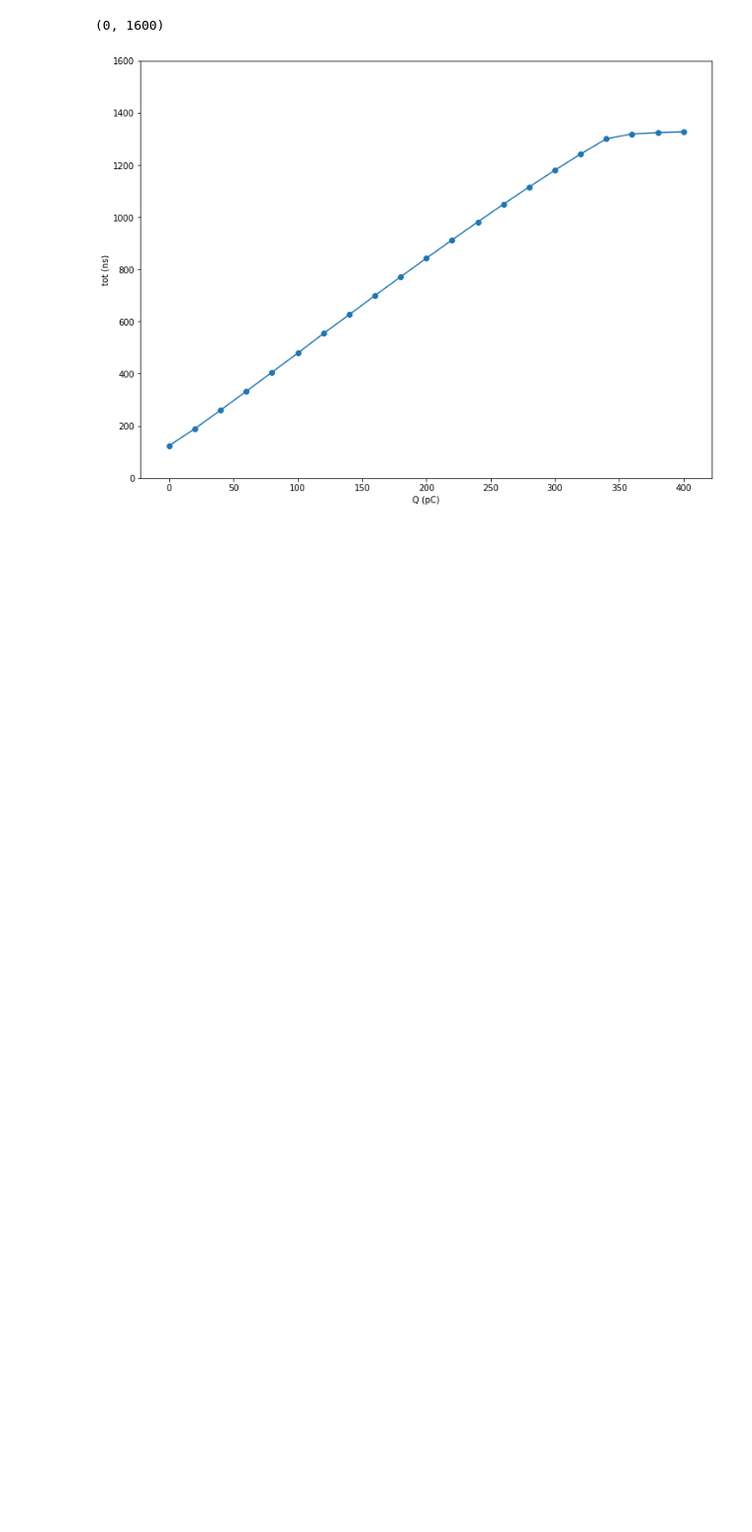
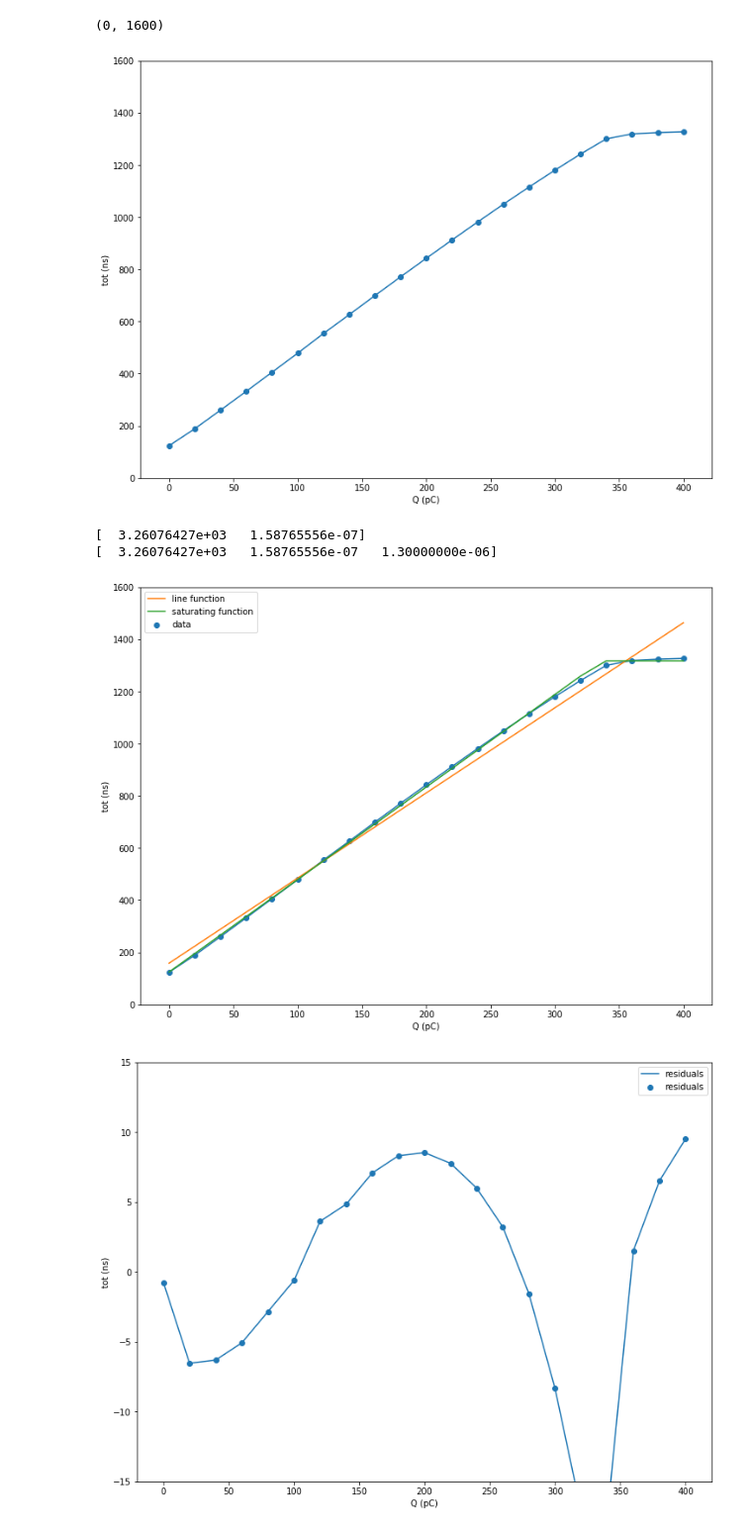
Before and after one commit to acidbourbon/lab_bench, a Jupyter notebook: workdir/jupyter/misc_mw/new_twinpeaks/h81_kickstart.ipynb, the cells around one changed output. Shown: that part at 99% size. Cells and saved outputs as stored; diff of their text form; code cells hidden in the pictures; blank space fills up the shorter version.

```diff
--- a/workdir/jupyter/misc_mw/new_twinpeaks/h81_kickstart.ipynb
+++ b/workdir/jupyter/misc_mw/new_twinpeaks/h81_kickstart.ipynb
@@ -136,3 +136,46 @@ plt.ylim(0,1600)
 # %% [output]
 (0, 1600)
 [figure]
+# %%
+from scipy.optimize import curve_fit
+
+def func(x, a, b):
+    return a * x + b
+
+def func2(x, a, b, c):
+    val = a * x + b
+    val = val*(val<=c) + (val>c)*c
+    return val
+
+
+popt, pcov = curve_fit(func, -Q, tot)
+
+p0 = np.array(list(popt) + [1300e-9])
+
+print(popt)
+print(p0)
+
+popt2, pcov2 = curve_fit(func2, -Q, tot,p0=p0)
+
+plt.plot(-Q*1e12,tot*1e9)
+plt.scatter(-Q*1e12,tot*1e9,label="data")
+plt.plot(-Q*1e12,func(-Q,*popt)*1e9,label="line function")
+plt.plot(-Q*1e12,func2(-Q,*popt2)*1e9,label="saturating function")
+plt.xlabel("Q (pC)")
+plt.ylabel("tot (ns)")
+plt.legend()
+plt.ylim(0,1600)
+plt.show()
+
+plt.scatter(-Q*1e12,tot*1e9 - func2(-Q,*popt2)*1e9,label="residuals")
+plt.plot(-Q*1e12,tot*1e9 - func2(-Q,*popt2)*1e9,label="residuals")
+plt.xlabel("Q (pC)")
+plt.ylabel("tot (ns)")
+plt.legend()
+plt.ylim(-15,15)
+plt.show()
+# %% [output]
+[  3.26076427e+03   1.58765556e-07]
+[  3.26076427e+03   1.58765556e-07   1.30000000e-06]
+[figure, added]
+[figure, added]
```
Also changed, not shown: parts of 1 cell of this notebook.
